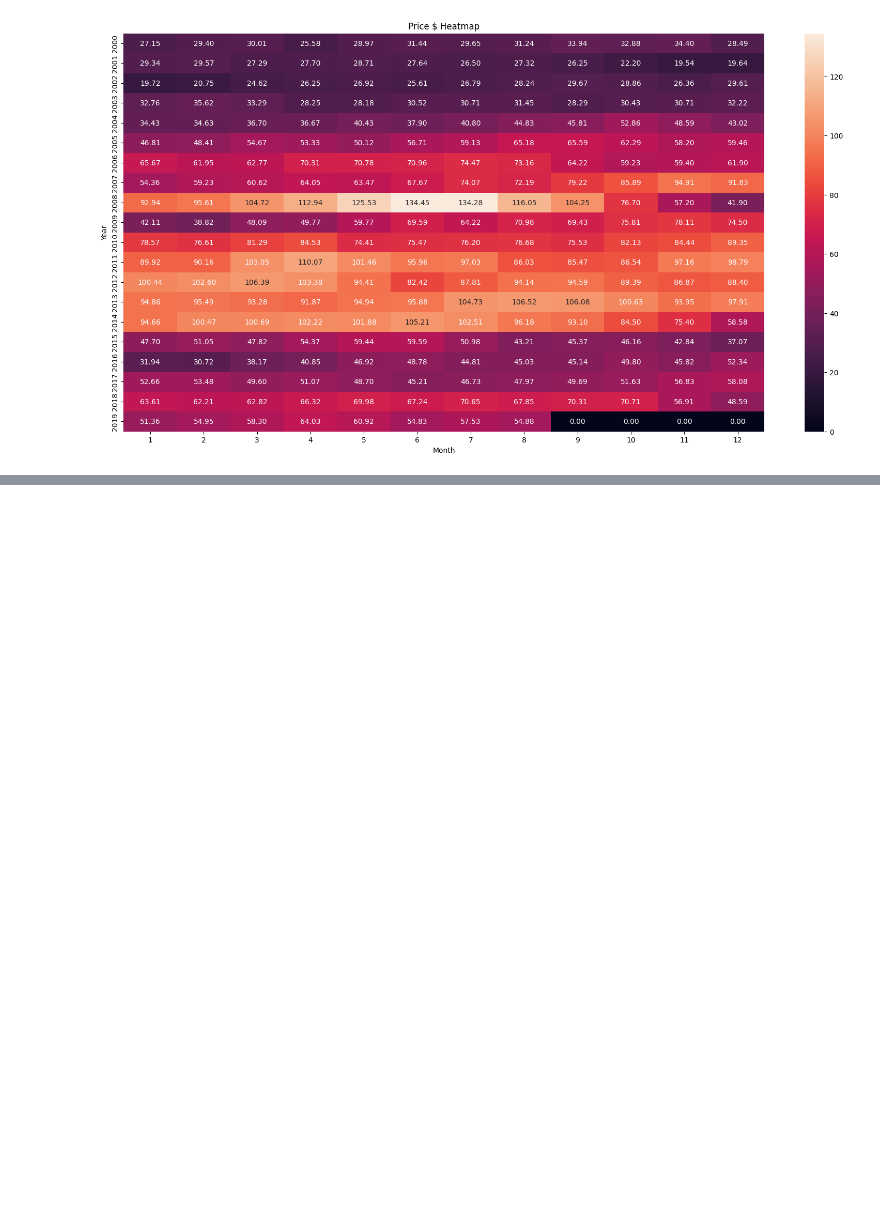
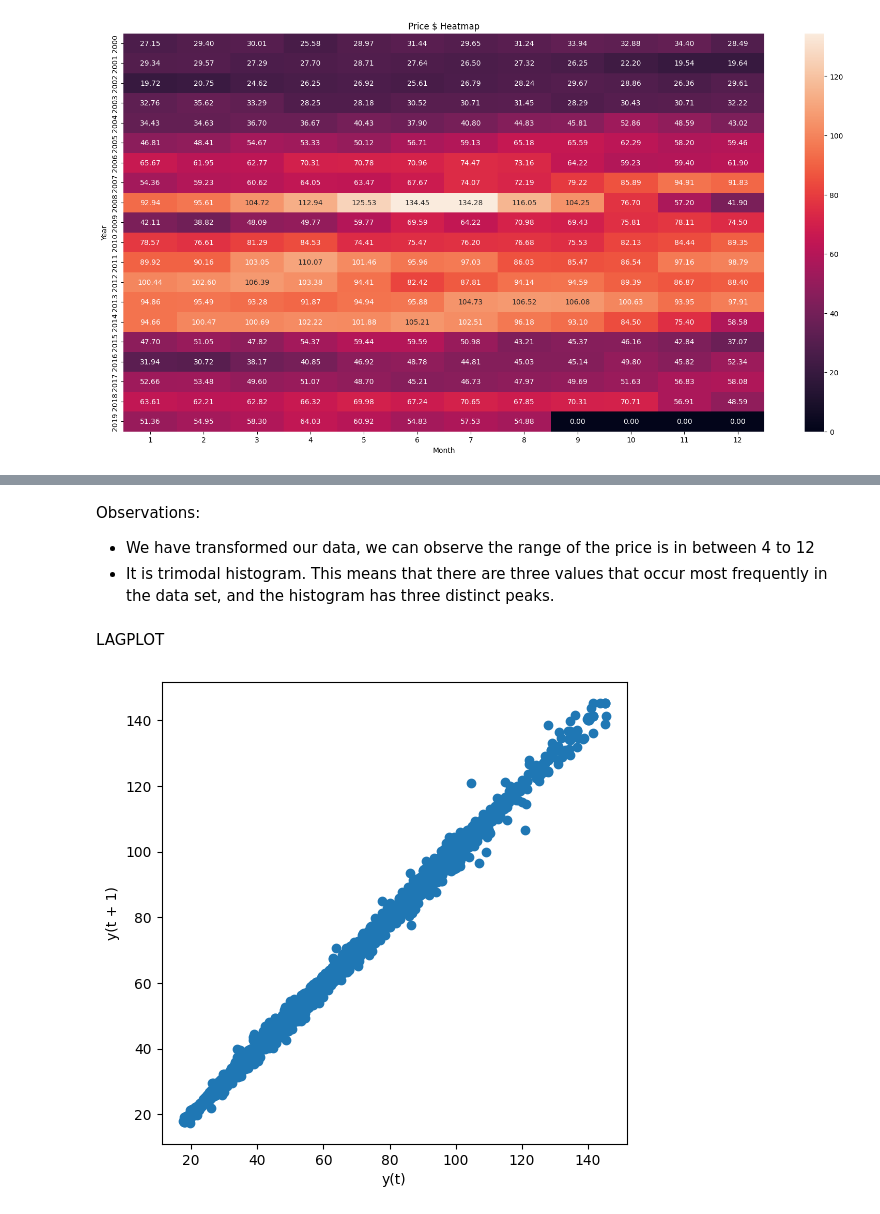
Before and after one commit to chethandvg/crude-oil-prediction, a Jupyter notebook: src/crude_oil_prediction.ipynb, the cells around one changed output, grey strips where cells are left out. Saved outputs shown, nothing was run; the diff lists cells and outputs as text; code cells hidden in the pictures; blank space fills up the shorter version.

```diff
--- a/src/crude_oil_prediction.ipynb
+++ b/src/crude_oil_prediction.ipynb
@@ -337,0 +370,15 @@ Observations:
+# %% [markdown]
+Observations:
+
+* We have transformed our data, we can observe the range of the price is in between 4 to 12
+* It is trimodal histogram. This means that there are three values that occur most frequently in the data set, and the histogram has three distinct peaks.
+# %% [markdown]
+LAGPLOT
+# %%
+#LAG PLOT
+from pandas.plotting import lag_plot
+plt.figure(figsize=(6,6))
+lag_plot(data['Price'])
+plt.show()
+# %% [output]
+[figure, added]
```
Also changed, not shown: parts of 30 cells of this notebook.
